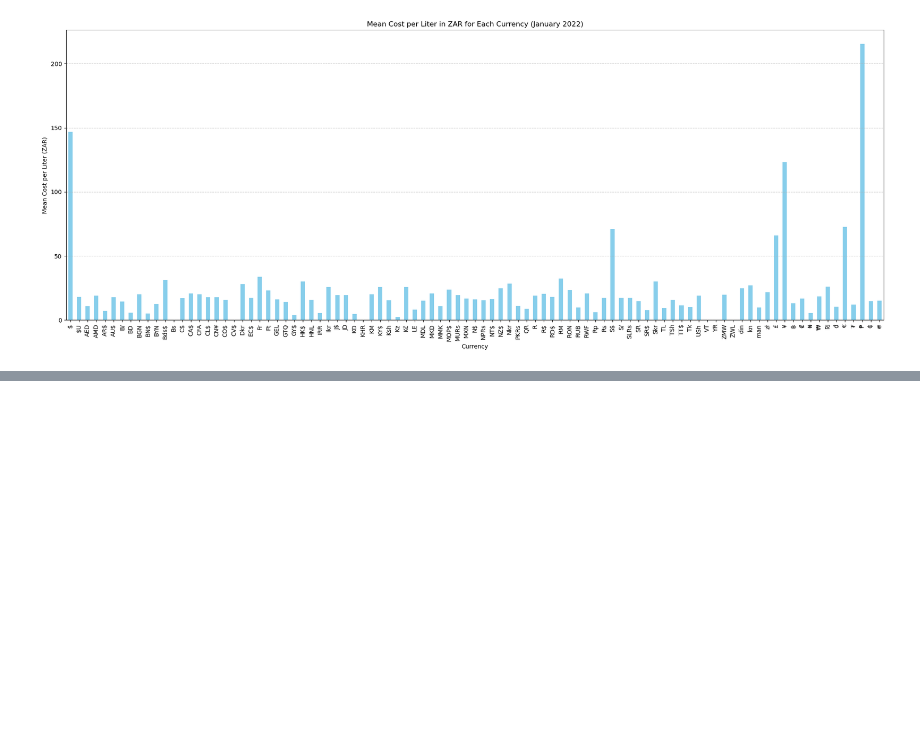
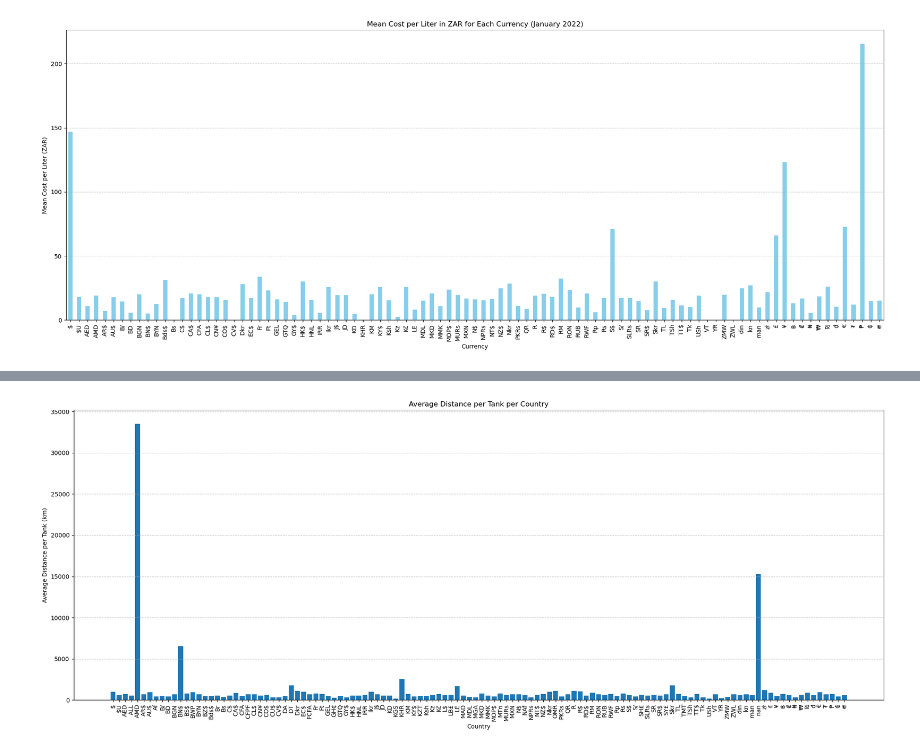
Before and after one commit to TumiJourdan/IDVE-Assignments, a Jupyter notebook: Assignment 1/main.ipynb, the cells around one changed output, grey strips where cells are left out. Cells and saved outputs as stored; diff of their text form; code cells hidden in the pictures; blank space fills up the shorter version.

```diff
--- a/Assignment 1/main.ipynb
+++ b/Assignment 1/main.ipynb
@@ -766,0 +817,34 @@ plt.show()
+# %%
+# 4.2.3
+
+
+# Sort by user and then by odometer reading
+df = df.sort_values(by=['user_url', 'odometer'])
+
+# Calculate distance per fill-up
+df['distance_per_fill'] = df.groupby('user_url')['odometer'].diff()
+
+# Drop NaN values (first fill-up for each user where we can't calculate distance)
+df = df.dropna(subset=['distance_per_fill'])
+
+# Group by country and calculate the average distance per tank
+average_distance_per_tank = df.groupby('currency')['distance_per_fill'].mean().reset_index()
+
+# Rename the columns for clarity
+average_distance_per_tank.columns = ['currency', 'avg_distance_per_tank_km']
+
+# Identify the country with the largest average distance
+max_distance_country = average_distance_per_tank.loc[average_distance_per_tank['avg_distance_per_tank_km'].idxmax()]
+
+# Plot the average distance per tank per country
+plt.figure(figsize=(20, 8))
+plt.bar(average_distance_per_tank['currency'], average_distance_per_tank['avg_distance_per_tank_km'])
+plt.xlabel('Country')
+plt.ylabel('Average Distance per Tank (km)')
+plt.title('Average Distance per Tank per Country')
+plt.xticks(rotation=90)  # Rotate x-axis labels to vertical
+plt.grid(axis='y', linestyle='--', alpha=0.7)
+plt.tight_layout()
+plt.show()
+# %% [output]
+[figure, added]
```
Also changed, not shown: parts of 9 cells of this notebook.
